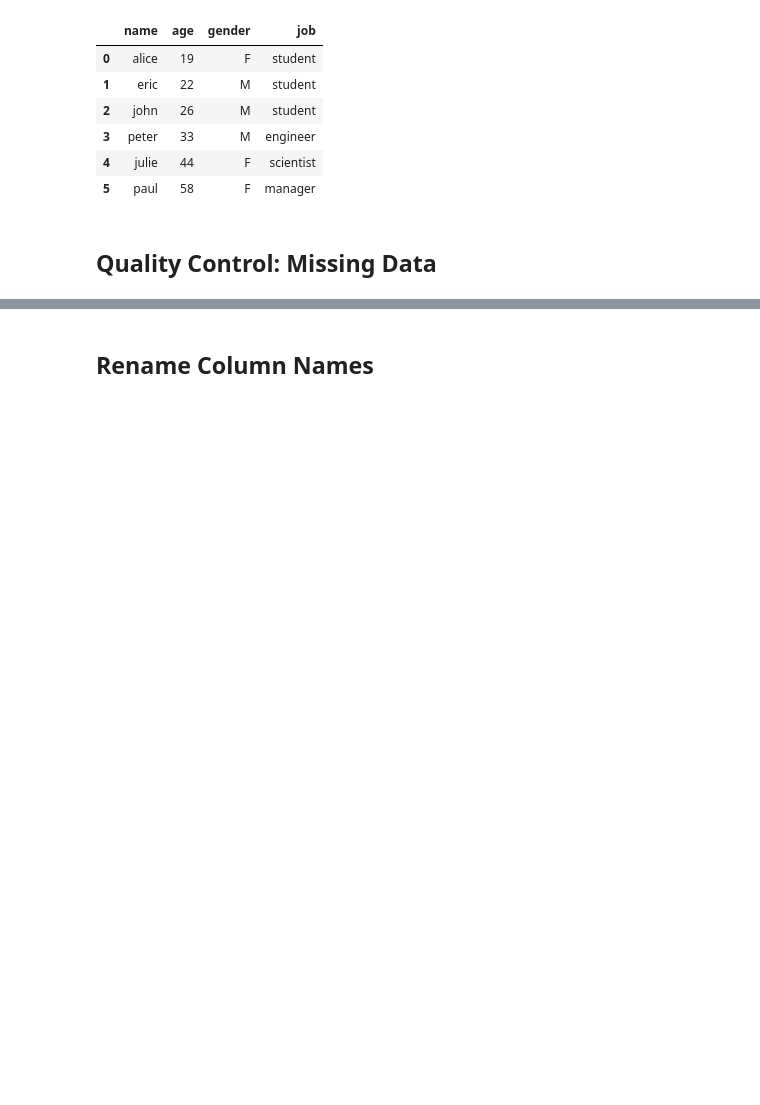
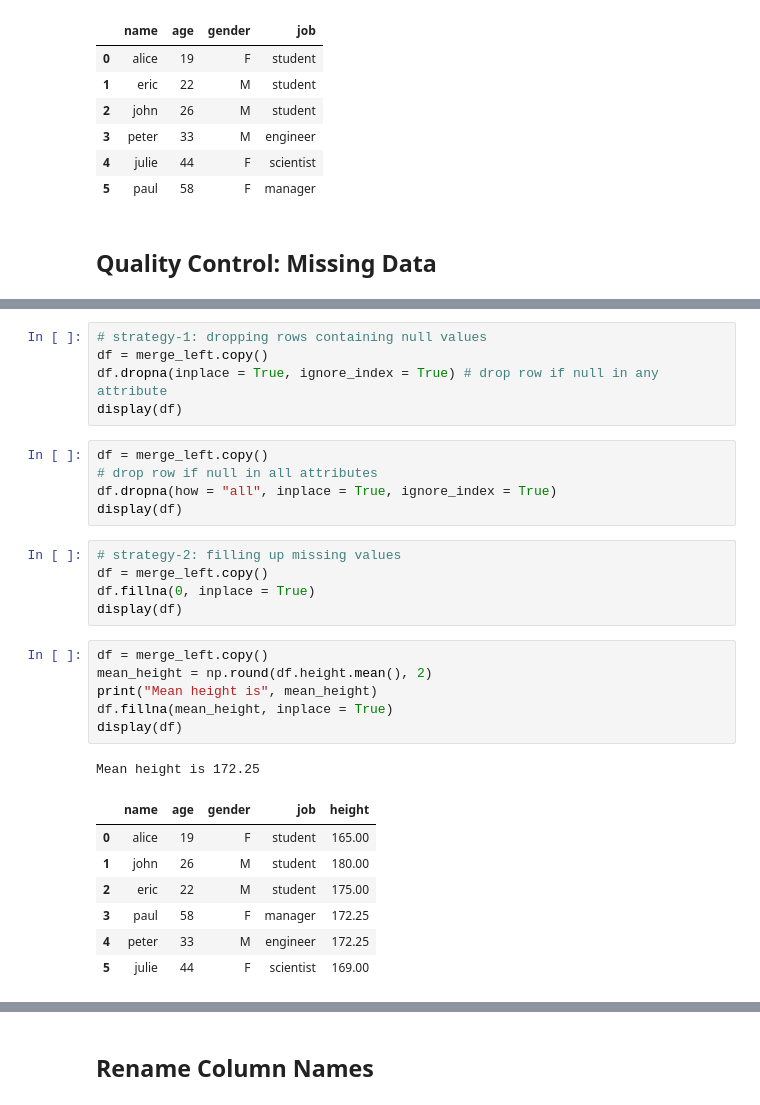
Before and after one commit to toarnabtrainer/AEC_ML_Batch_2_August_2026, a Jupyter notebook: Pandas.ipynb, the cells around one changed output, grey strips where cells are left out. Saved outputs shown, nothing was run; the diff lists cells and outputs as text; blank space fills up the shorter version.

```diff
--- a/Pandas.ipynb
+++ b/Pandas.ipynb
@@ -980,0 +1027,30 @@ display(df)
+# %%
+# strategy-1: dropping rows containing null values
+df = merge_left.copy()
+df.dropna(inplace = True, ignore_index = True) # drop row if null in any attribute
+display(df)
+# %%
+df = merge_left.copy()
+# drop row if null in all attributes
+df.dropna(how = "all", inplace = True, ignore_index = True)
+display(df)
+# %%
+# strategy-2: filling up missing values
+df = merge_left.copy()
+df.fillna(0, inplace = True)
+display(df)
+# %%
+df = merge_left.copy()
+mean_height = np.round(df.height.mean(), 2)
+print("Mean height is", mean_height)
+df.fillna(mean_height, inplace = True)
+display(df)
+# %% [output]
+Mean height is 172.25
+|  | name | age | gender | job | height |
+| 0 | alice | 19 | F | student | 165.00 |
+| 1 | john | 26 | M | student | 180.00 |
+| 2 | eric | 22 | M | student | 175.00 |
+| 3 | paul | 58 | F | manager | 172.25 |
+| 4 | peter | 33 | M | engineer | 172.25 |
+| 5 | julie | 44 | F | scientist | 169.00 |
```
Also changed, not shown: parts of 15 cells of this notebook.
